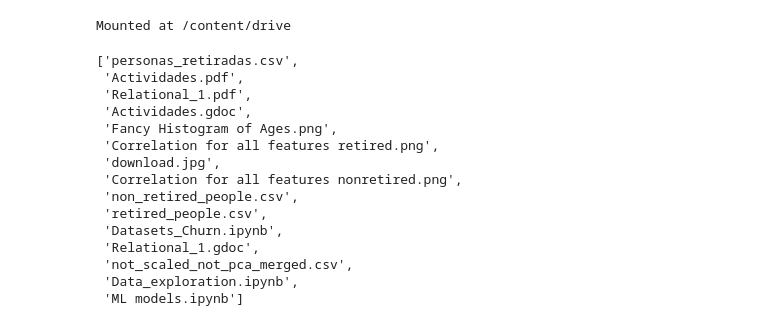
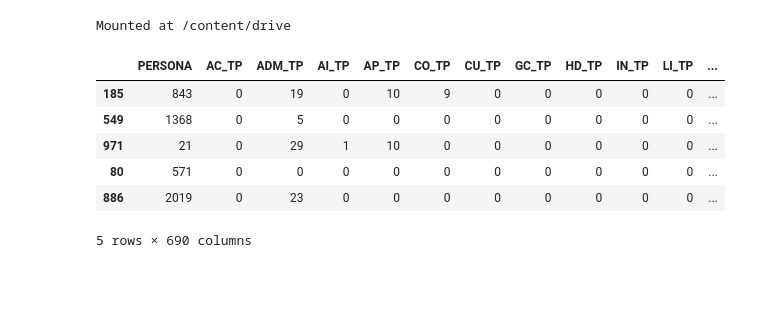
Before and after one commit to SolemnShark871/Churn, a Jupyter notebook: SVM_Model.ipynb, the cells around one changed output. Cells and saved outputs as stored; diff of their text form; code cells hidden in the pictures; blank space fills up the shorter version.

Commit message:
Modified the code from ML challenge to import the data and do test-train split

```diff
--- a/SVM_Model.ipynb
+++ b/SVM_Model.ipynb
@@ -3,39 +3,67 @@
 # %%
 # !pip install pandas-profiling==2.7.1
 
 ## General packages
 import pandas as pd
 import numpy as np
 import os
 import math
 from google.colab import drive
 from pandas_profiling import ProfileReport
 import matplotlib as mpl
 import matplotlib.pyplot as plt
 from sklearn.preprocessing import StandardScaler, MinMaxScaler
 
 import scipy
 import scipy.stats as stats
 from sklearn.decomposition import PCA
 
+
+## Machine learning packages
+from sklearn.utils import shuffle
+from sklearn.preprocessing import StandardScaler, MinMaxScaler
+from sklearn.model_selection import train_test_split
+from sklearn import metrics
+from sklearn.metrics import f1_score, roc_auc_score, silhouette_score
+from sklearn.linear_model import LogisticRegression
+from sklearn.model_selection import GridSearchCV   #####Revisar esta librería.
+from sklearn.neural_network import MLPClassifier
+from sklearn.cluster import KMeans
+from sklearn.decomposition import PCA
+from sklearn import svm
+from sklearn.svm import SVC
+
+from sklearn.tree import DecisionTreeClassifier
+from sklearn.metrics import accuracy_score
+from sklearn import tree
+
+from sklearn.metrics import confusion_matrix, ConfusionMatrixDisplay, plot_confusion_matrix
+from sklearn.metrics import recall_score
+from sklearn.metrics import precision_score
+from sklearn.metrics import classification_report
+
+from IPython.display import Image
+from sklearn.tree import export_graphviz
+import graphviz
+import pydotplus
+
+## Validacion
+from sklearn.pipeline import Pipeline, FeatureUnion
+
 drive.mount('/content/drive', force_remount= True)
 os.chdir('/content/drive/MyDrive/Churn') #Thomas & Favio & Juan
+os.listdir("./")
 
-os.listdir("./")
+
+df_lamda = pd.read_csv('not_scaled_not_pca_merged.csv', index_col = [0])
+
+df_lamda.head()
 # %% [output]
 Mounted at /content/drive
+|  | PERSONA | AC_TP | ADM_TP | AI_TP | AP_TP | CO_TP | CU_TP | GC_TP | HD_TP | IN_TP | LI_TP | ... |
+| 185 | 843 | 0 | 19 | 0 | 10 | 9 | 0 | 0 | 0 | 0 | 0 | ... |
+| 549 | 1368 | 0 | 5 | 0 | 0 | 0 | 0 | 0 | 0 | 0 | 0 | ... |
+| 971 | 21 | 0 | 29 | 1 | 10 | 0 | 0 | 0 | 0 | 0 | 0 | ... |
+| 80 | 571 | 0 | 0 | 0 | 0 | 0 | 0 | 0 | 0 | 0 | 0 | ... |
+| 886 | 2019 | 0 | 23 | 0 | 0 | 0 | 0 | 0 | 0 | 0 | 0 | ... |
-['personas_retiradas.csv',
- 'Actividades.pdf',
- 'Relational_1.pdf',
- 'Actividades.gdoc',
- 'Fancy Histogram of Ages.png',
- 'Correlation for all features retired.png',
- 'download.jpg',
- 'Correlation for all features nonretired.png',
- 'non_retired_people.csv',
- 'retired_people.csv',
- 'Datasets_Churn.ipynb',
- 'Relational_1.gdoc',
- 'not_scaled_not_pca_merged.csv',
- 'Data_exploration.ipynb',
- 'ML models.ipynb']
+5 rows × 690 columns
```
Also changed, not shown: parts of 16 cells of this notebook.
